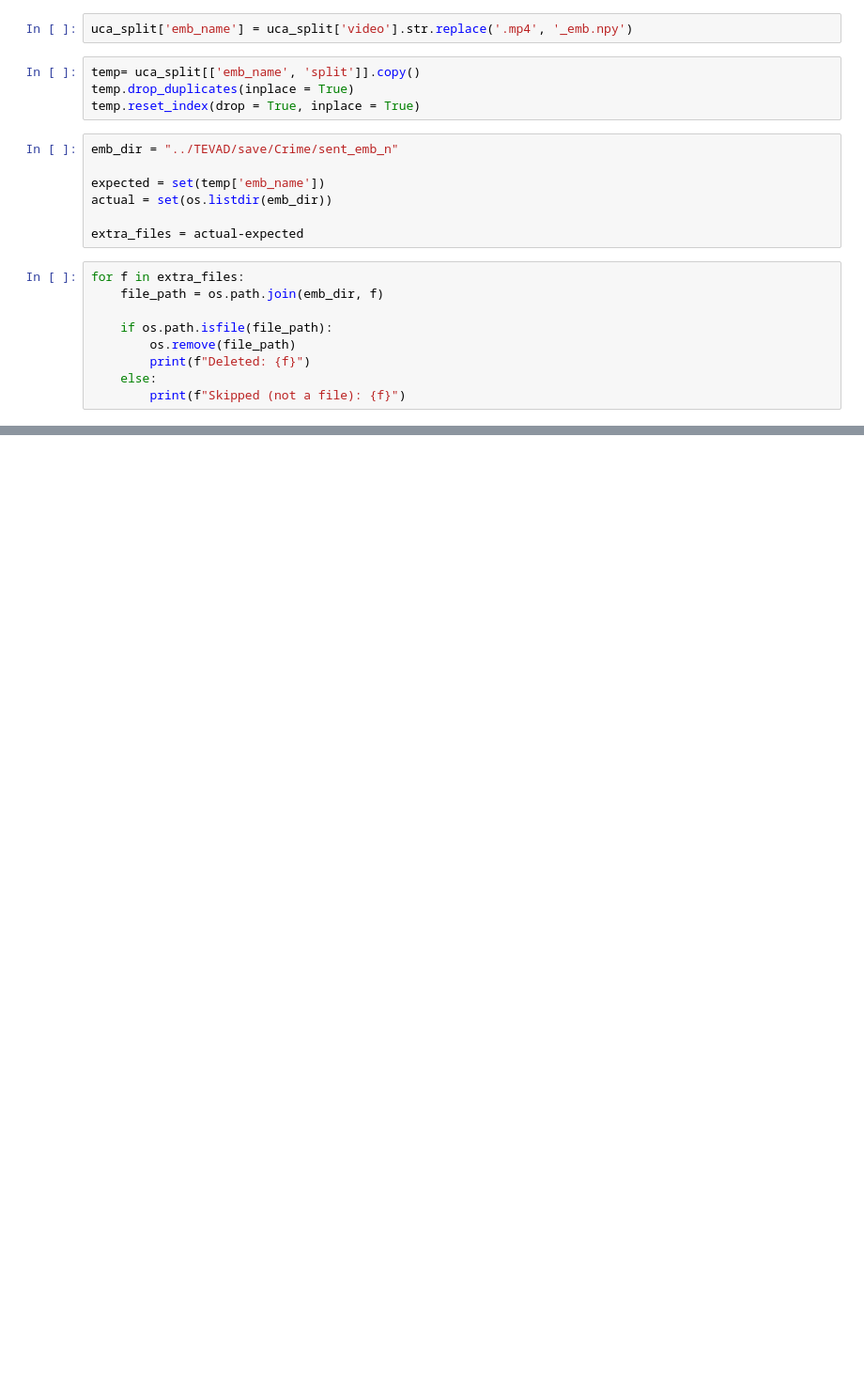
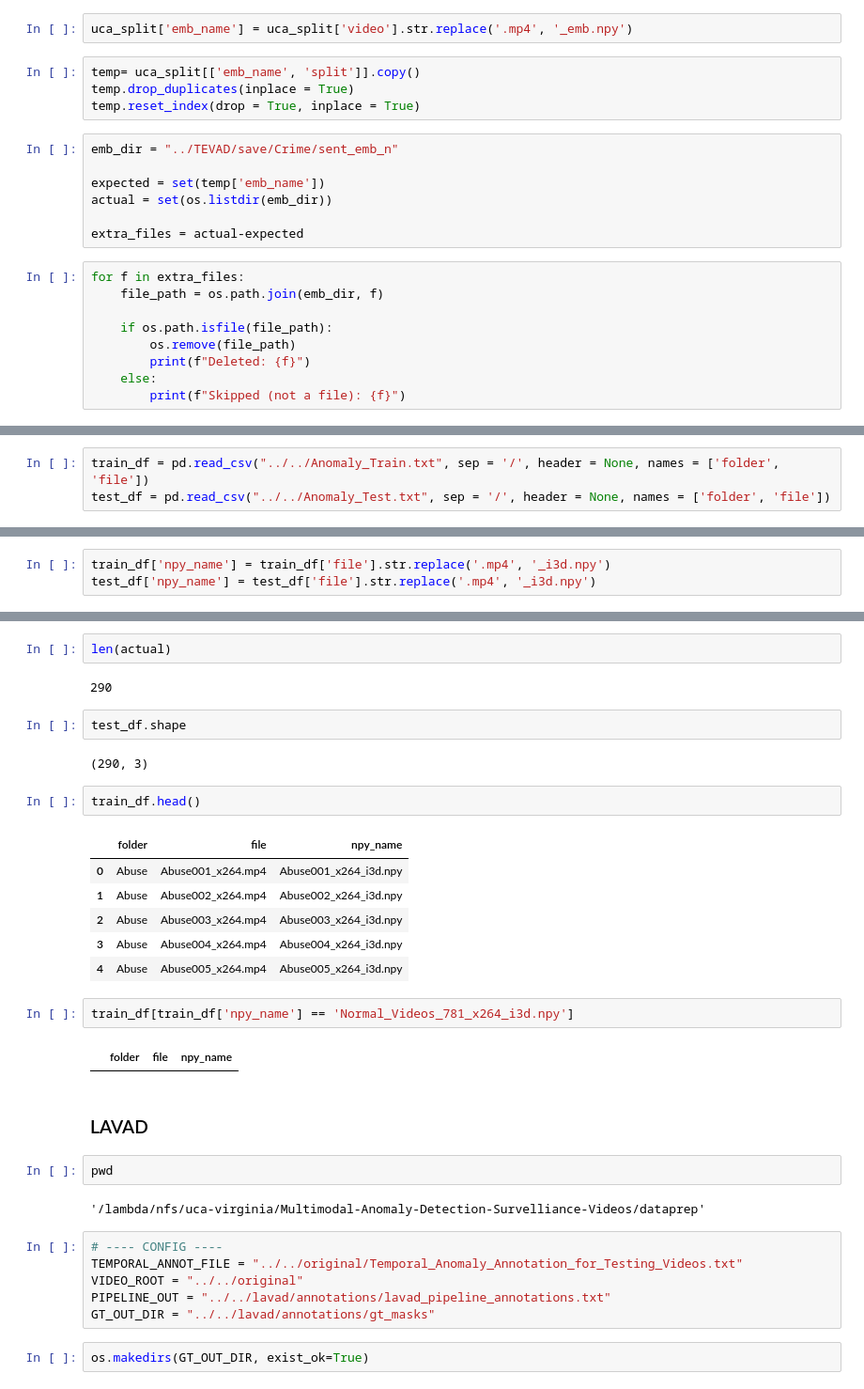
Before and after one commit to SamdenLepcha/Multimodal-Anomaly-Detection-Survelliance-Videos, a Jupyter notebook: dataprep/DataPrep.ipynb, the cells around one changed output, grey strips where cells are left out. Shown at 94% size. Saved outputs shown, nothing was run; the diff lists cells and outputs as text; blank space fills up the shorter version.

```diff
--- a/dataprep/DataPrep.ipynb
+++ b/dataprep/DataPrep.ipynb
@@ -484,0 +498,3 @@ for f in extra_files:
+# %%
+train_df = pd.read_csv("../../Anomaly_Train.txt", sep = '/', header = None, names = ['folder', 'file'])
+test_df = pd.read_csv("../../Anomaly_Test.txt", sep = '/', header = None, names = ['folder', 'file'])
@@ -484,0 +507,3 @@ for f in extra_files:
+# %%
+train_df['npy_name'] = train_df['file'].str.replace('.mp4', '_i3d.npy')
+test_df['npy_name'] = test_df['file'].str.replace('.mp4', '_i3d.npy')
@@ -484,0 +543,35 @@ for f in extra_files:
+# %%
+len(actual)
+# %% [output]
+290
+# %%
+test_df.shape
+# %% [output]
+(290, 3)
+# %%
+train_df.head()
+# %% [output]
+|  | folder | file | npy_name |
+| 0 | Abuse | Abuse001_x264.mp4 | Abuse001_x264_i3d.npy |
+| 1 | Abuse | Abuse002_x264.mp4 | Abuse002_x264_i3d.npy |
+| 2 | Abuse | Abuse003_x264.mp4 | Abuse003_x264_i3d.npy |
+| 3 | Abuse | Abuse004_x264.mp4 | Abuse004_x264_i3d.npy |
+| 4 | Abuse | Abuse005_x264.mp4 | Abuse005_x264_i3d.npy |
+# %%
+train_df[train_df['npy_name'] == 'Normal_Videos_781_x264_i3d.npy']
+# %% [output]
+|  | folder | file | npy_name |
+# %% [markdown]
+### LAVAD
+# %%
+pwd
+# %% [output]
+'/lambda/nfs/uca-virginia/Multimodal-Anomaly-Detection-Survelliance-Videos/dataprep'
+# %%
+# ---- CONFIG ----
+TEMPORAL_ANNOT_FILE = "../../original/Temporal_Anomaly_Annotation_for_Testing_Videos.txt"
+VIDEO_ROOT = "../../original"
+PIPELINE_OUT = "../../lavad/annotations/lavad_pipeline_annotations.txt"
+GT_OUT_DIR = "../../lavad/annotations/gt_masks"
+# %%
+os.makedirs(GT_OUT_DIR, exist_ok=True)
```
Also changed, not shown: parts of 46 cells of this notebook, 6 other files.
